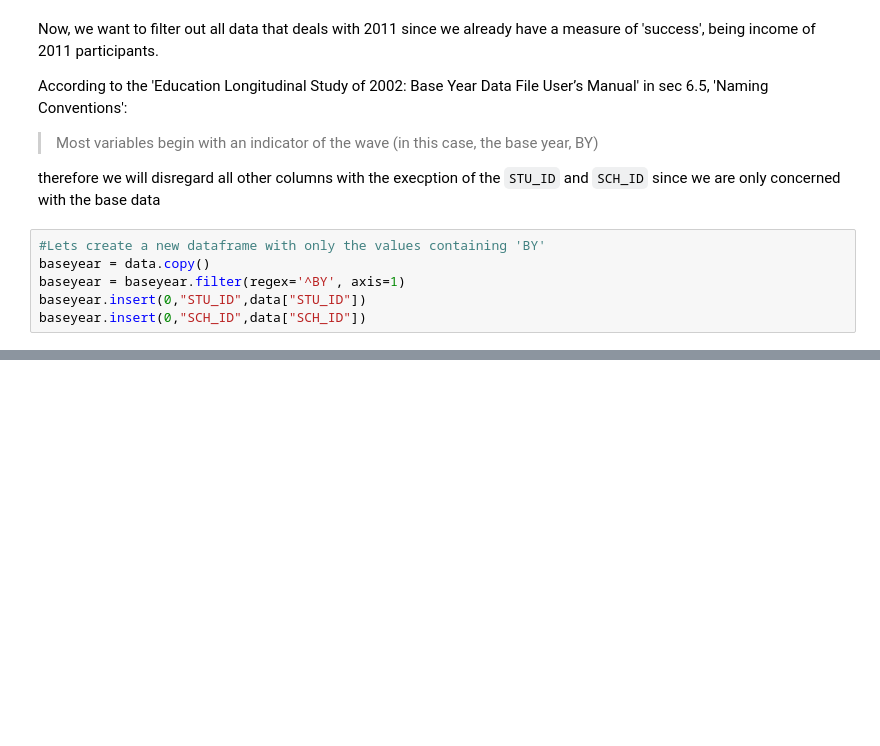
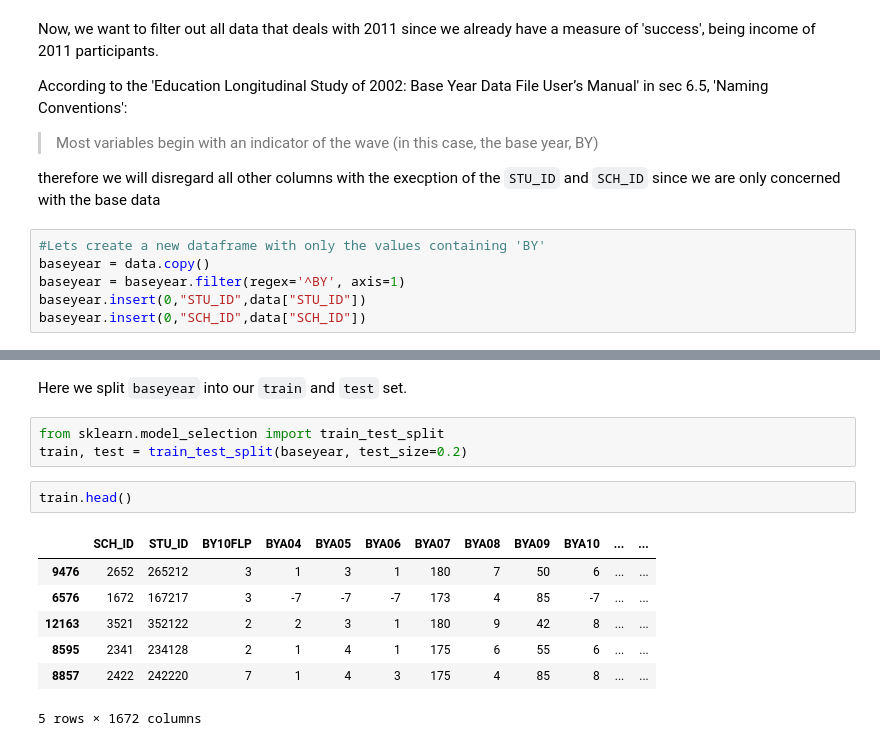
Before and after one commit to collinarnett/accenture-challenge-patriothacks-2018, a Jupyter notebook: accenturehack.ipynb, the cells around one changed output, grey strips where cells are left out. Drawn from its saved outputs; the diff is of its cells as text; blank space fills up the shorter version.

Commit message:
split training and test set

```diff
--- a/accenturehack.ipynb
+++ b/accenturehack.ipynb
@@ -197,0 +185,15 @@ NameError: name 'display_all' is not defined
+# %% [markdown]
+Here we split `baseyear` into our `train` and `test` set.
+# %%
+from sklearn.model_selection import train_test_split
+train, test = train_test_split(baseyear, test_size=0.2)
+# %%
+train.head()
+# %% [output]
+|  | SCH_ID | STU_ID | BY10FLP | BYA04 | BYA05 | BYA06 | BYA07 | BYA08 | BYA09 | BYA10 | ... | ... |
+| 9476 | 2652 | 265212 | 3 | 1 | 3 | 1 | 180 | 7 | 50 | 6 | ... | ... |
+| 6576 | 1672 | 167217 | 3 | -7 | -7 | -7 | 173 | 4 | 85 | -7 | ... | ... |
+| 12163 | 3521 | 352122 | 2 | 2 | 3 | 1 | 180 | 9 | 42 | 8 | ... | ... |
+| 8595 | 2341 | 234128 | 2 | 1 | 4 | 1 | 175 | 6 | 55 | 6 | ... | ... |
+| 8857 | 2422 | 242220 | 7 | 1 | 4 | 3 | 175 | 4 | 85 | 8 | ... | ... |
+5 rows × 1672 columns
```
Also changed, not shown: parts of 5 cells of this notebook.
